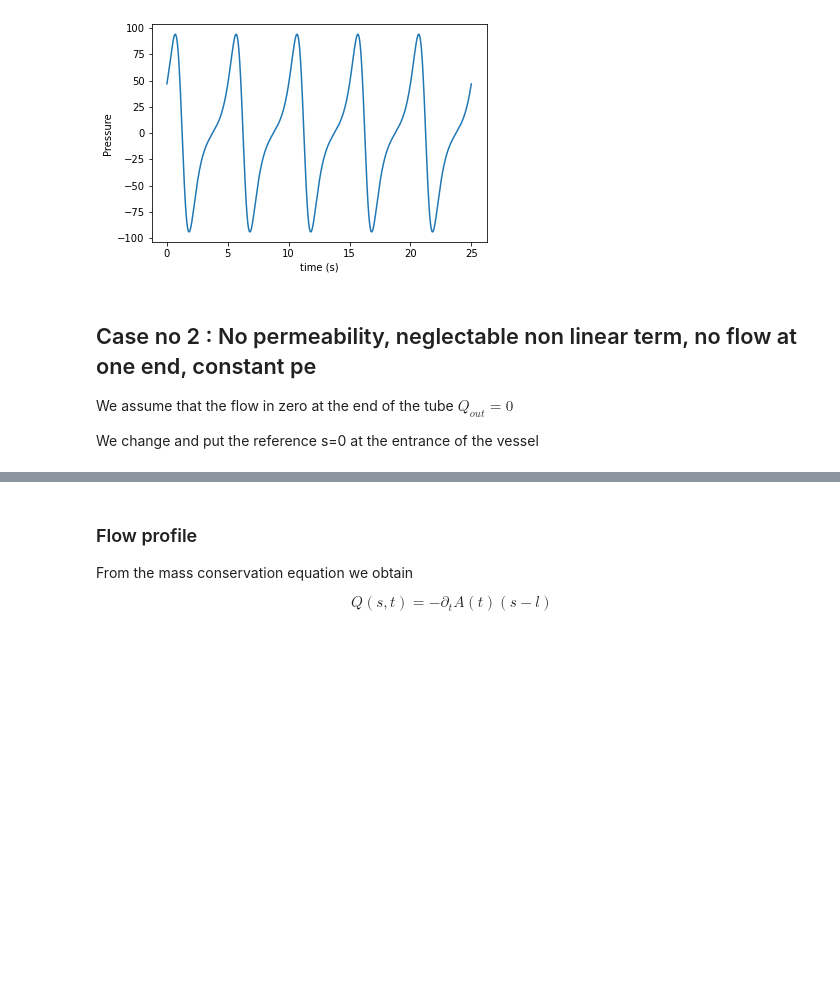
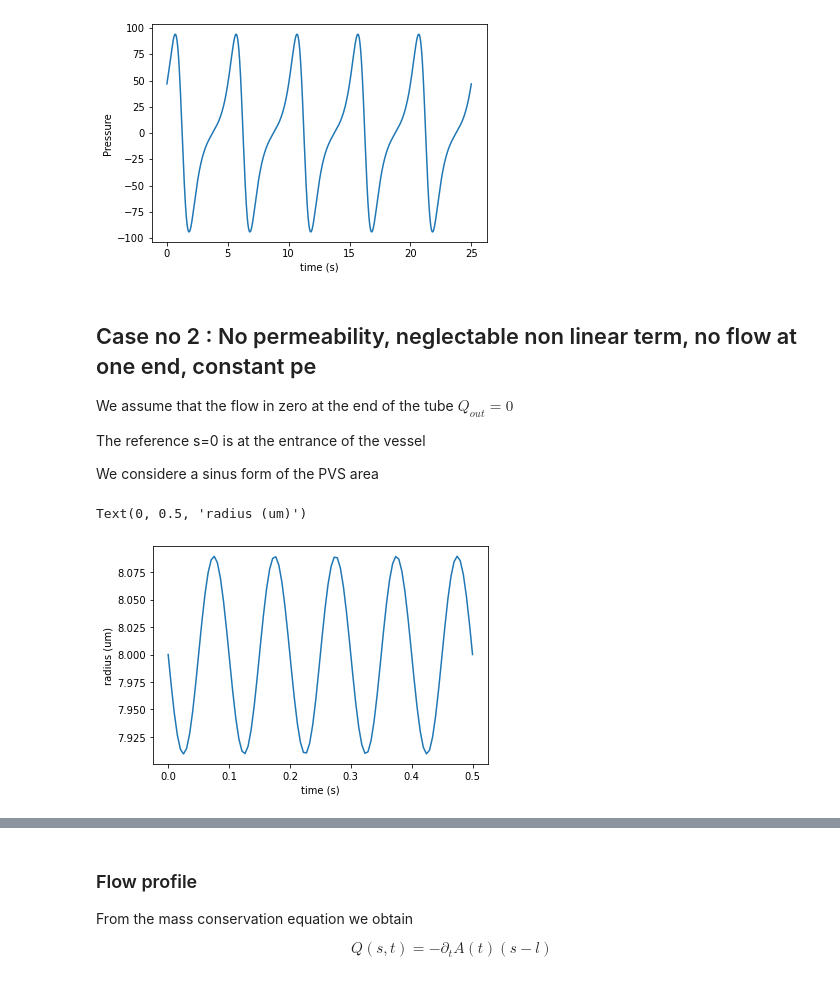
Before and after one commit to MiroK/sleep, a Jupyter notebook: sleep/notebooks/One vessel non linear model.ipynb, the cells around one changed output, grey strips where cells are left out. Saved outputs shown, nothing was run; the diff lists cells and outputs as text; code cells hidden in the pictures; blank space fills up the shorter version.

```diff
--- a/sleep/notebooks/One vessel non linear model.ipynb
+++ b/sleep/notebooks/One vessel non linear model.ipynb
@@ -233,4 +233,13 @@ Text(0.5, 0, 'time (s)')
 
 We assume that the flow in zero at the end of the tube $Q_{out}=0$
 
-We change and put the reference s=0 at the entrance of the vessel
+The reference s=0 is at the entrance of the vessel
+
+We considere a sinus form of the PVS area
+# %%
+def A(t, a, f, phi=0, Rv0=8e-4, h0=2e-4) :
+    w=2*np.pi*f
+    Av0=np.pi*Rv0**2
+    Aast0=np.pi*(Rv0+h)**2
+    A0=Aast0-Av0
+    return A0*(1+a*np.sin(w*t+phi*2*np.pi))
@@ -236,0 +260,12 @@ We change and put the reference s=0 at the entrance of the vessel
+# %%
+Rv0=8e-4
+h=2e-4
+Aast=np.pi*(Rv0+h)**2
+# %%
+spantemps=np.linspace(0,0.5,100)
+plt.plot(spantemps,np.sqrt((Aast-A(spantemps,0.04,10))/np.pi)*1e4)
+plt.xlabel('time (s)')
+plt.ylabel('radius (um)')
+# %% [output]
+Text(0, 0.5, 'radius (um)')
+[figure, added]
```
Also changed, not shown: parts of 18 cells of this notebook.
